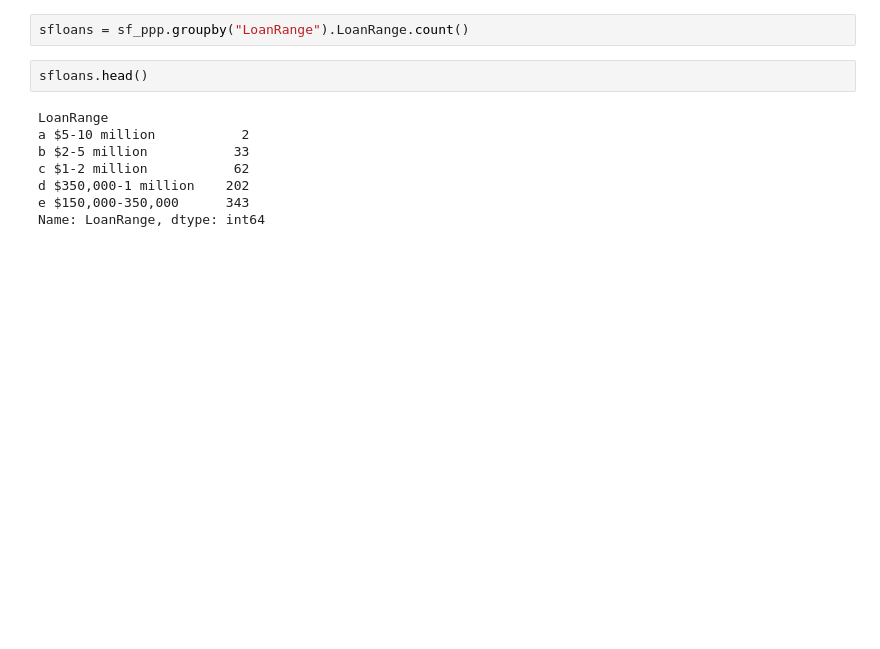
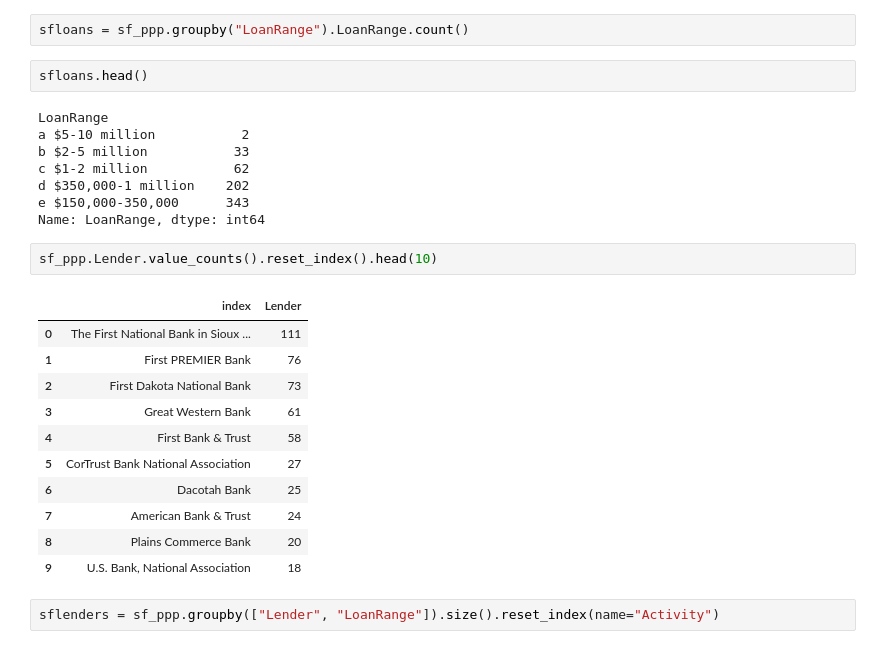
Before and after one commit to ande8126/sf-data-misc, a Jupyter notebook: sd_ppp_loan_data.ipynb, the cells around one changed output. Cells and saved outputs as stored; diff of their text form; blank space fills up the shorter version.

```diff
--- a/sd_ppp_loan_data.ipynb
+++ b/sd_ppp_loan_data.ipynb
@@ -54,3 +69,19 @@ c $1-2 million           62
 d $350,000-1 million    202
 e $150,000-350,000      343
 Name: LoanRange, dtype: int64
+# %%
+sf_ppp.Lender.value_counts().reset_index().head(10)
+# %% [output]
+|  | index | Lender |
+| 0 | The First National Bank in Sioux ... | 111 |
+| 1 | First PREMIER Bank | 76 |
+| 2 | First Dakota National Bank | 73 |
+| 3 | Great Western Bank | 61 |
+| 4 | First Bank & Trust | 58 |
+| 5 | CorTrust Bank National Association | 27 |
+| 6 | Dacotah Bank | 25 |
+| 7 | American Bank & Trust | 24 |
+| 8 | Plains Commerce Bank | 20 |
+| 9 | U.S. Bank, National Association | 18 |
+# %%
+sflenders = sf_ppp.groupby(["Lender", "LoanRange"]).size().reset_index(name="Activity")
```
Also changed, not shown: parts of 6 cells of this notebook.
